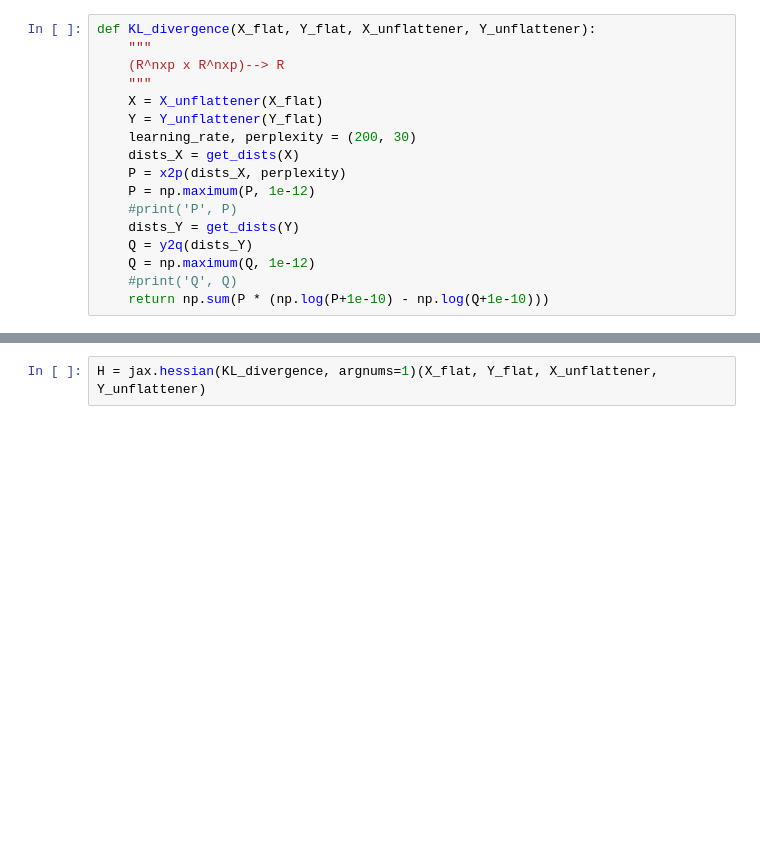
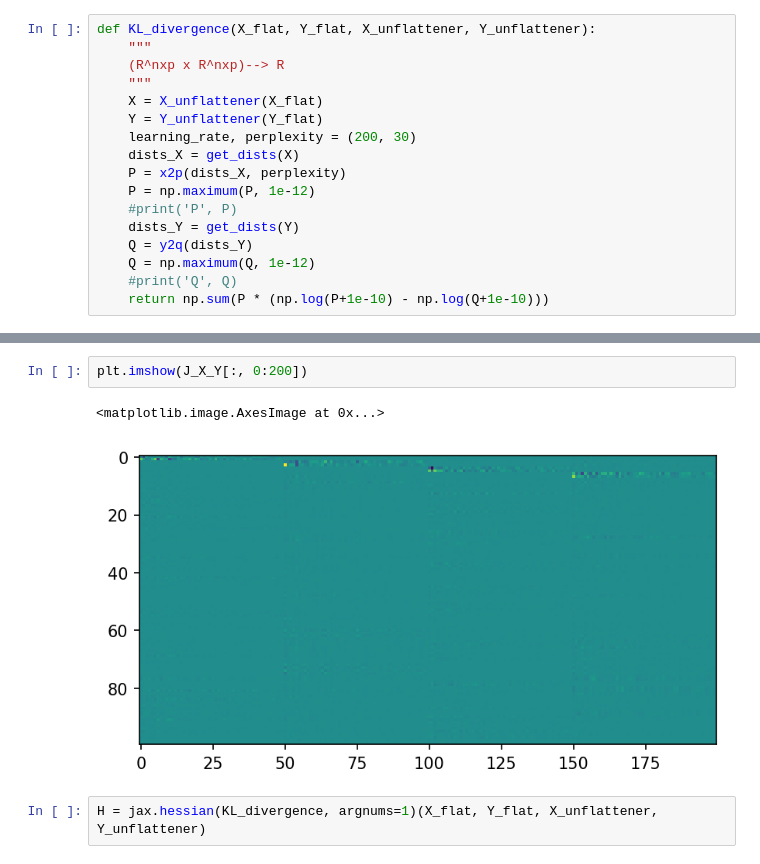
Before and after one commit to Integrative-Transcriptomics/tsne, a Jupyter notebook: diss/test_simplified_tsne.ipynb, the cells around one changed output, grey strips where cells are left out. Drawn from its saved outputs; the diff is of its cells as text; blank space fills up the shorter version.

```diff
--- a/diss/test_simplified_tsne.ipynb
+++ b/diss/test_simplified_tsne.ipynb
@@ -241,3 +241,8 @@ J [[ 1.25251082e-03 -2.36140419e-04 -3.53787065e-04 ...  1.53210985e-05
+# %%
+plt.imshow(J_X_Y[:, 0:200])
+# %% [output]
+<matplotlib.image.AxesImage at 0x...>
+[figure, added]
 # %%
 H = jax.hessian(KL_divergence, argnums=1)(X_flat, Y_flat, X_unflattener, Y_unflattener)
 # %% [output]
```
Also changed, not shown: parts of 7 cells of this notebook, 2 other files.
